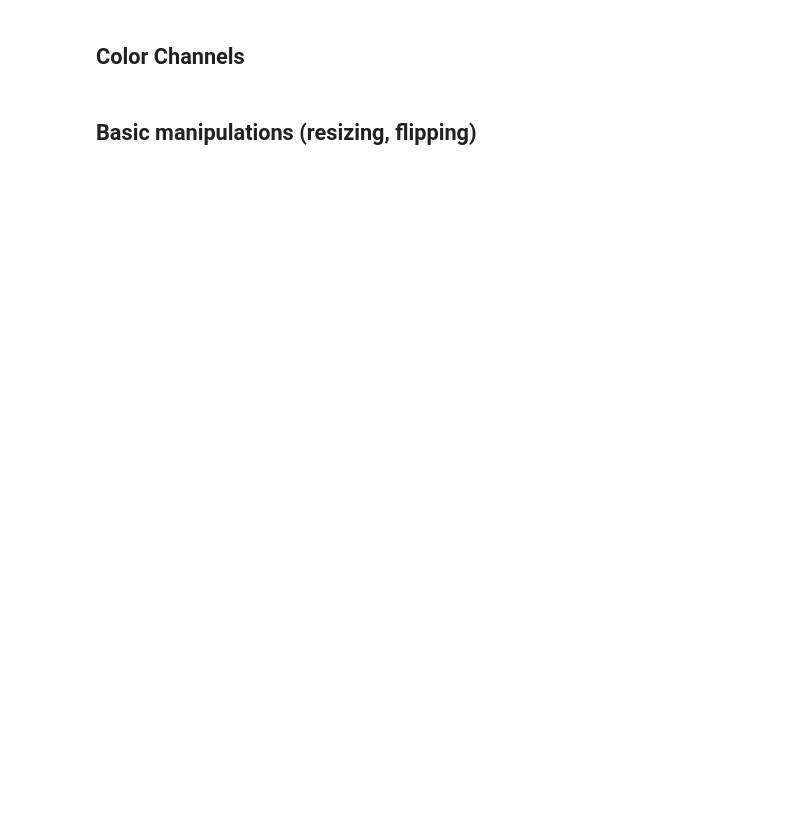
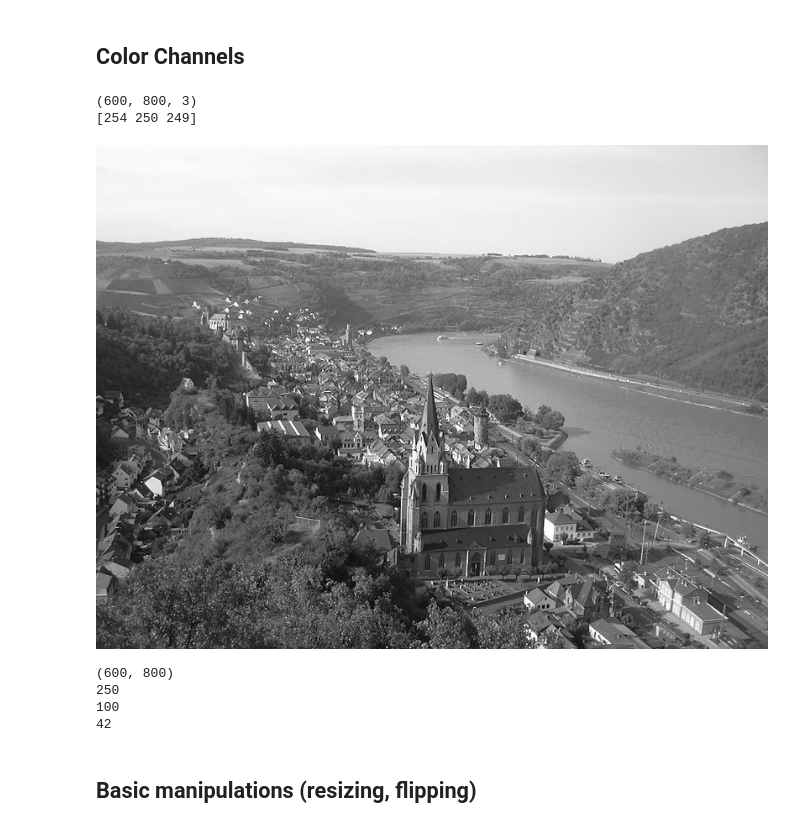
Before and after one commit to drhoffma/HarperIDEAShopCVCC, a Jupyter notebook: lessons/02_Computer_Vision_Basics.ipynb, the cells around one changed output. Cells and saved outputs as stored; diff of their text form; code cells hidden in the pictures; blank space fills up the shorter version.

```diff
--- a/lessons/02_Computer_Vision_Basics.ipynb
+++ b/lessons/02_Computer_Vision_Basics.ipynb
@@ -32,2 +60,38 @@
+# %%
+# code playground
+
+shape = image.shape
+print(shape)
+
+# BGR pixels = Blue, Green, Red
+corner_pixel = image[0, 0]
+print(corner_pixel)
+# pixels [0: 255]  (256 possible values for each color channel component)
+
+# convert the image to grayscale
+gray_image = cv2.cvtColor(image, cv2.COLOR_BGR2GRAY)
+cv2_imshow(gray_image)
+shape = gray_image.shape
+print(shape)
+
+# print the top left corner pixel of the grayscale image
+top_left_corner_pixel = gray_image[0, 0]
+print(top_left_corner_pixel)
+
+# print the bottom right corner pixel value of the grayscale image
+bottom_right_corner_pixel = gray_image[559, 799]
+print(bottom_right_corner_pixel)
+
+# bottom left grayscale pixel
+bottom_left_corner_pixel = gray_image[559, 0]
+print(bottom_left_corner_pixel)
+# %% [output]
+(600, 800, 3)
+[254 250 249]
+[figure, added]
+(600, 800)
+250
+100
+42
 # %% [markdown]
 ## Basic manipulations (resizing, flipping)
```
Also changed, not shown: parts of 9 cells of this notebook.
